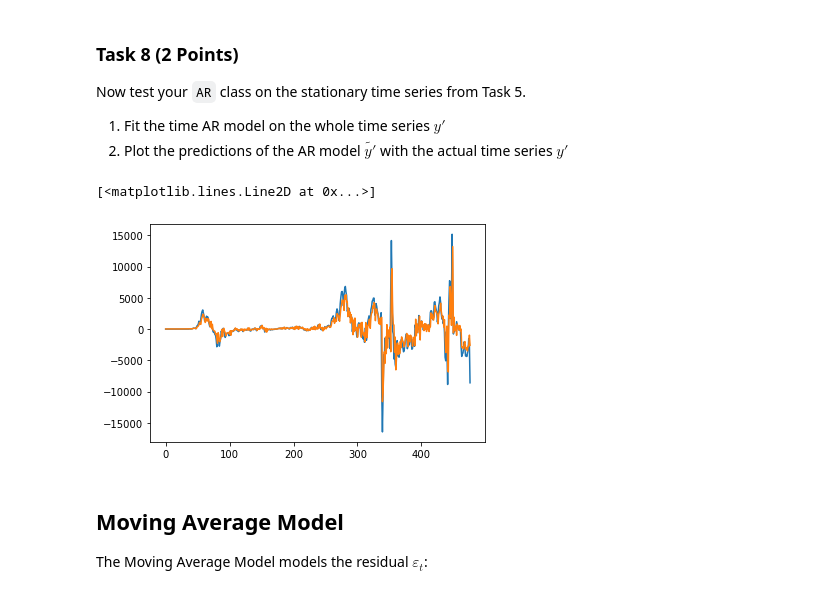
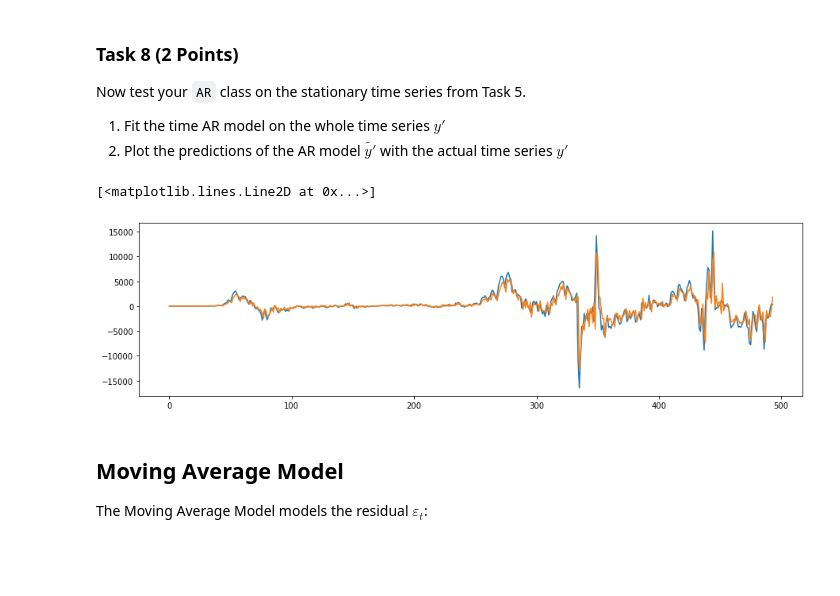
Before and after one commit to matthiasware/AGDML, a Jupyter notebook: exercise_6/solution.ipynb, the cells around one changed output. Drawn from its saved outputs; the diff is of its cells as text; code cells hidden in the pictures; blank space fills up the shorter version.

```diff
--- a/exercise_6/solution.ipynb
+++ b/exercise_6/solution.ipynb
@@ -268,3 +272,8 @@ def time_series_dataset(time_series, k):
         y = time_series[i+k]
         Y.append(y)
     return np.stack(X), np.stack(Y)
+
+time_series = [0,1,2,3,4,5,6]
+X, Y = time_series_dataset(time_series, 3)
+for x,y in zip(X,Y):
+    print(x,y)
@@ -308,7 +322,7 @@ class AR():
 
     def predict(self, time_series):
         # TODO: predict next value
-        return np.dot(time_series[-self.p:], self.theta)+self.intercept
+        return (time_series[-self.p:]@self.theta)+self.intercept
 # %% [markdown]
 ### Task 8 (2 Points)
 
@@ -318,16 +332,18 @@ Now test your `AR` class on the stationary time series from Task 5.
 2. Plot the predictions of the AR model $\tilde{y'}$ with the actual time series $y'$
 # %%
 # TODO: Fit AR on stationary series
-p = 7
+p = 14
 ar = AR(p)
 ar.fit(stat_data)
 
 # TODO: plot predictions vs. stationary series
+fig = plt.figure()
+fig.set_figwidth(15)
 plt.plot(stat_data[p:])
 plt.plot(ar.predictions)
 # %% [output]
 [<matplotlib.lines.Line2D at 0x...>]
-[figure, old version]
+[figure, new version]
 # %% [markdown]
 ## Moving Average Model
 
```
Also changed, not shown: parts of 13 cells of this notebook, 20 other files.
